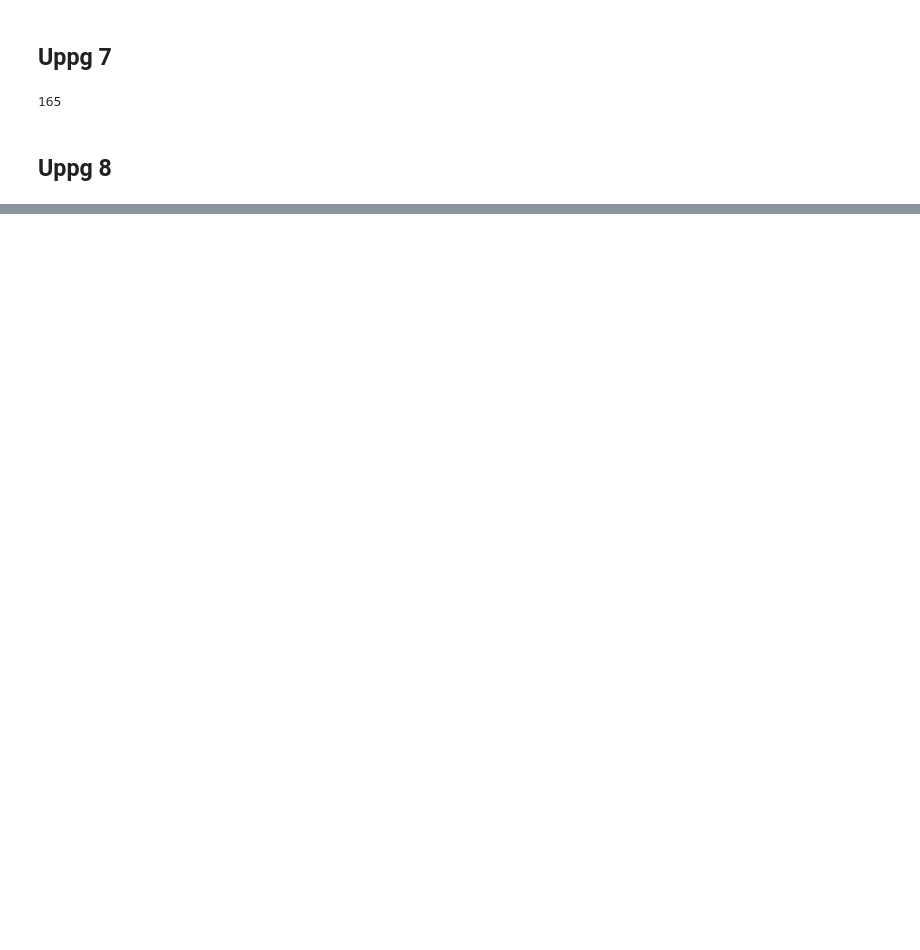
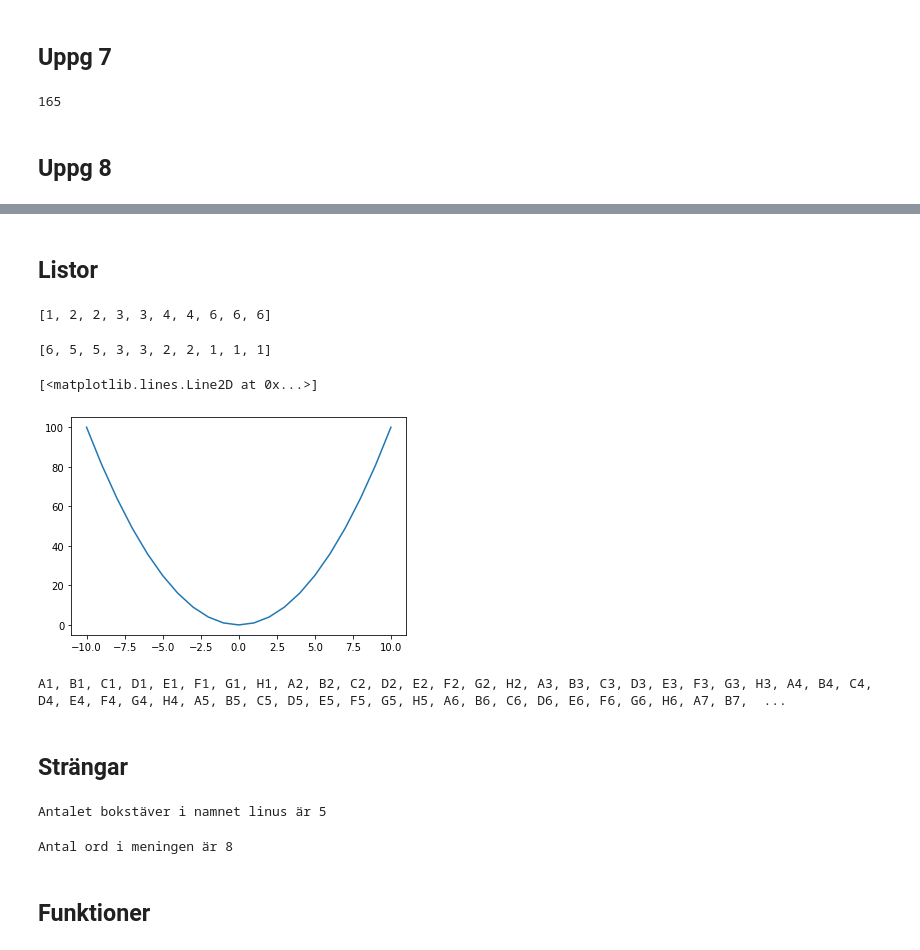
Before and after one commit to Limpan0305/linus_sundsten_TE19C, a Jupyter notebook: Programmering1/Övningsprov.ipynb, the cells around one changed output, grey strips where cells are left out. Drawn from its saved outputs; the diff is of its cells as text; code cells hidden in the pictures; blank space fills up the shorter version.

```diff
--- a/Programmering1/Övningsprov.ipynb
+++ b/Programmering1/Övningsprov.ipynb
@@ -71,8 +71,4 @@ while spela:
         print("Svaret är större")
     else:
         print("Svaret är mindre")
-
-    Igen = input("Vill du spela igen?")
-    if Igen!="Ja":
-        spela=False
 # %% [output]
@@ -95,0 +177,65 @@ print(femmor)
+# %% [markdown]
+## Listor
+# %%
+## 1a
+import random as rnd
+
+lista = []
+
+for i in range(10):
+    n = rnd.randint(1,6)
+    lista.append(n)
+    lista.sort()
+
+print(lista)
+# %% [output]
+[1, 2, 2, 3, 3, 4, 4, 6, 6, 6]
+# %%
+## 1b
+import random as rnd
+
+lista = []
+
+for i in range(10):
+    n = rnd.randint(1,6)
+    lista.append(n)
+    lista.sort(reverse=True)
+
+print(lista)
+# %% [output]
+[6, 5, 5, 3, 3, 2, 2, 1, 1, 1]
+# %%
+#2
+import matplotlib.pyplot as plt
+x = [i for i in range(-10,11)]
+y = [i**2 for i in range(-10,11)]
+plt.plot(x,y)
+# %% [output]
+[<matplotlib.lines.Line2D at 0x...>]
+[figure, added]
+# %%
+#3
+lista = [[1, 2, 3, 4, 5, 6, 7, 8], ["A", "B", "C", "D", "E", "F", "G", "H"]]
+
+for x in lista[0]:
+    for y in lista[1]:
+        print(y+ str(x), end=", ")
+# %% [output]
+A1, B1, C1, D1, E1, F1, G1, H1, A2, B2, C2, D2, E2, F2, G2, H2, A3, B3, C3, D3, E3, F3, G3, H3, A4, B4, C4, D4, E4, F4, G4, H4, A5, B5, C5, D5, E5, F5, G5, H5, A6, B6, C6, D6, E6, F6, G6, H6, A7, B7,  ...
+# %% [markdown]
+## Strängar
+# %%
+#1
+namn = input("Skriv ditt namn")
+print(f"Antalet bokstäver i namnet {namn} är {len(namn)}")
+# %% [output]
+Antalet bokstäver i namnet linus är 5
+# %%
+#2
+mening = "bla bla jdg jodgd oed oudv euov oeudv"
+mening = mening.split()
+print(f"Antal ord i meningen är {len(mening)}")
+# %% [output]
+Antal ord i meningen är 8
+# %% [markdown]
+## Funktioner
```
Also changed, not shown: parts of 49 cells of this notebook, 4 other files.
